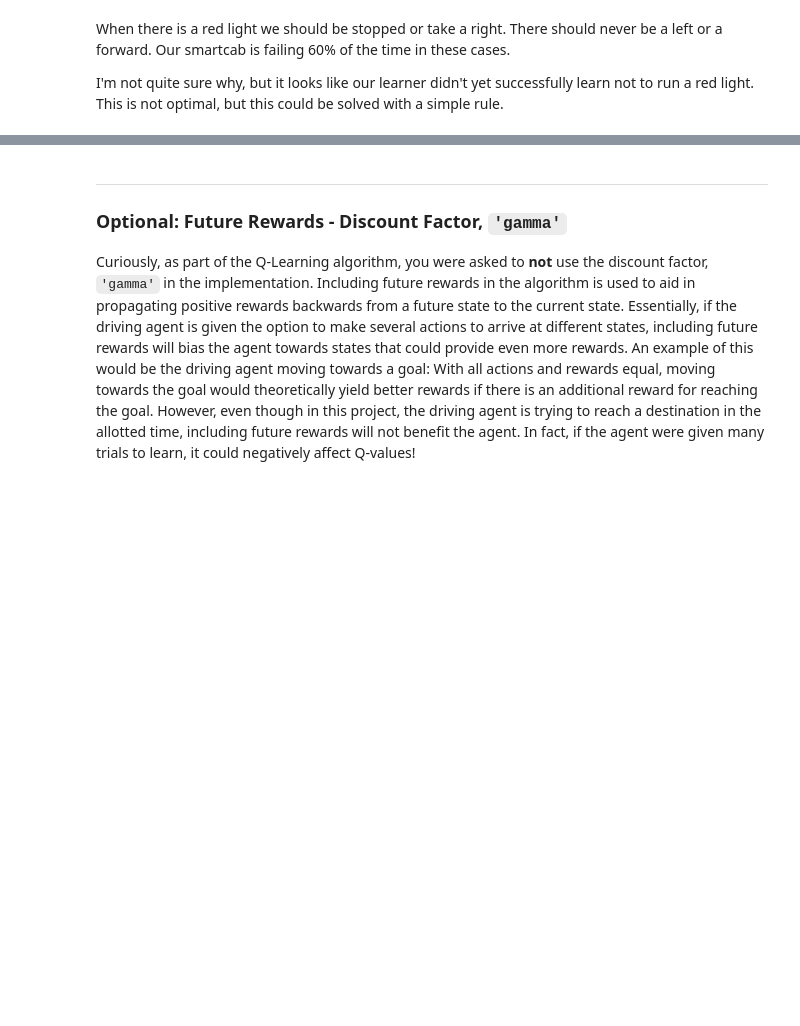
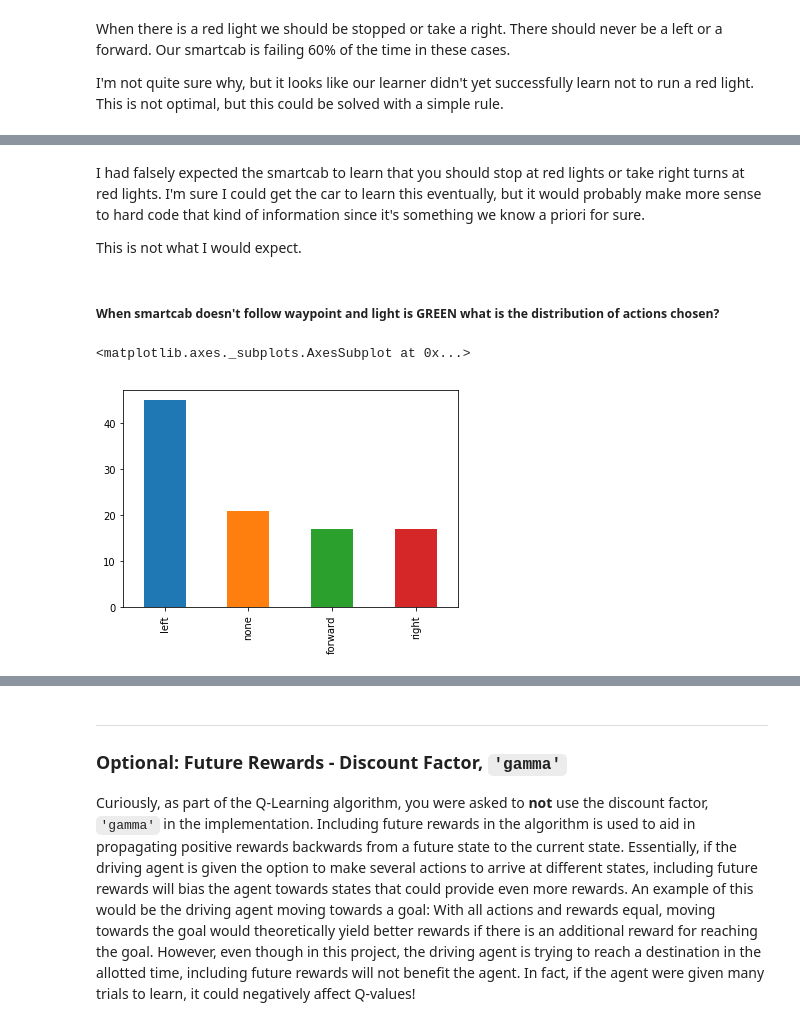
Before and after one commit to Ryanglambert/machine-learning, a Jupyter notebook: projects/smartcab/smartcab.ipynb, the cells around one changed output, grey strips where cells are left out. Drawn from its saved outputs; the diff is of its cells as text; code cells hidden in the pictures; blank space fills up the shorter version.

```diff
--- a/projects/smartcab/smartcab.ipynb
+++ b/projects/smartcab/smartcab.ipynb
@@ -434,0 +432,13 @@ When there are no other cars and the light is green.
+# %% [markdown]
+I had falsely expected the smartcab to learn that you should stop at red lights or take right turns at red lights. I'm sure I could get the car to learn this eventually, but it would probably make more sense to hard code that kind of information since it's something we know a priori for sure.
+
+This is not what I would expect.
+# %% [markdown]
+##### When smartcab doesn't follow waypoint and light is GREEN what is the distribution of actions chosen?
+# %%
+df[(df['waypoint'] != df['chose_direction']) &\
+   (df['light'] == 'green')]['chose_direction']\
+.value_counts().plot(kind='bar')
+# %% [output]
+<matplotlib.axes._subplots.AxesSubplot at 0x...>
+[figure, added]
```
Also changed, not shown: parts of 13 cells of this notebook.
